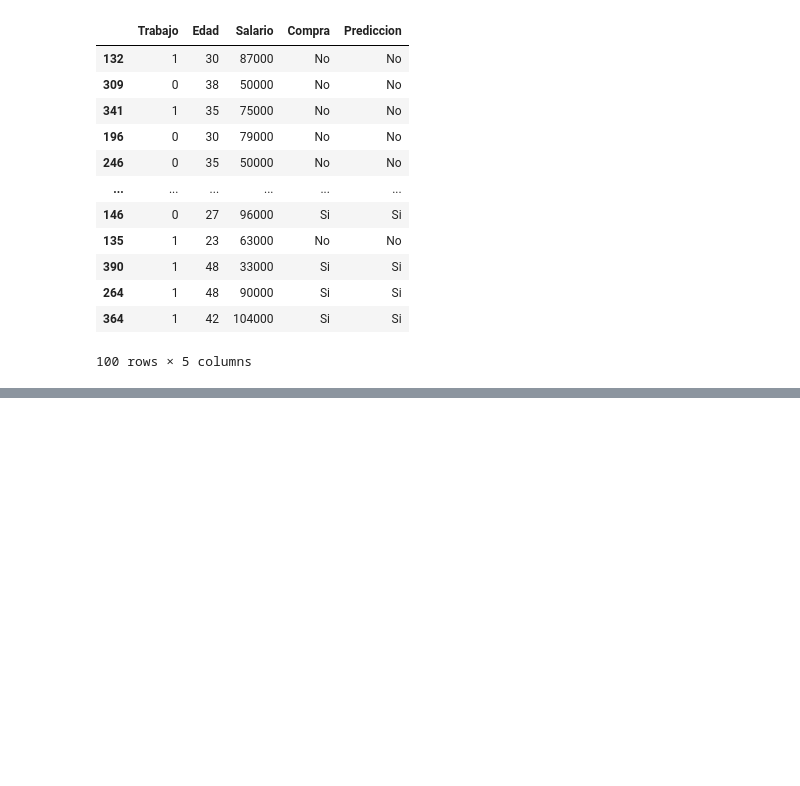
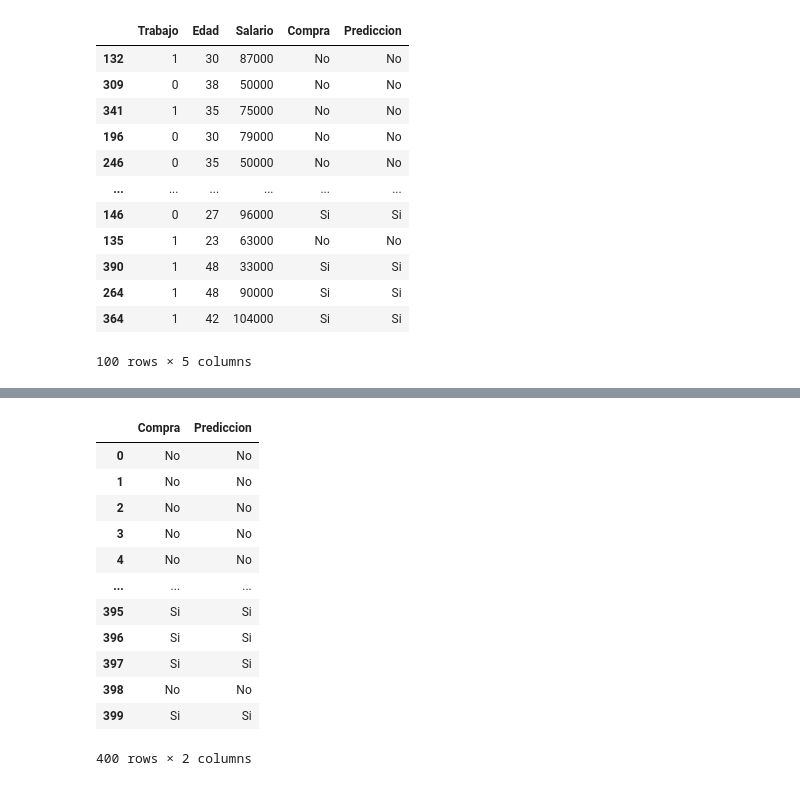
Before and after one commit to Viny2030/UMSA, a Jupyter notebook: cl_ad_01.ipynb, the cells around one changed output, grey strips where cells are left out. Cells and saved outputs as stored; diff of their text form; code cells hidden in the pictures; blank space fills up the shorter version.

```diff
--- a/cl_ad_01.ipynb
+++ b/cl_ad_01.ipynb
@@ -486,0 +528,17 @@ X_test
+# %%
+analisis = clientes[['Compra', 'Prediccion']]
+analisis
+# %% [output]
+|  | Compra | Prediccion |
+| 0 | No | No |
+| 1 | No | No |
+| 2 | No | No |
+| 3 | No | No |
+| 4 | No | No |
+| ... | ... | ... |
+| 395 | Si | Si |
+| 396 | Si | Si |
+| 397 | Si | Si |
+| 398 | No | No |
+| 399 | Si | Si |
+400 rows × 2 columns
```
Also changed, not shown: parts of 9 cells of this notebook.
